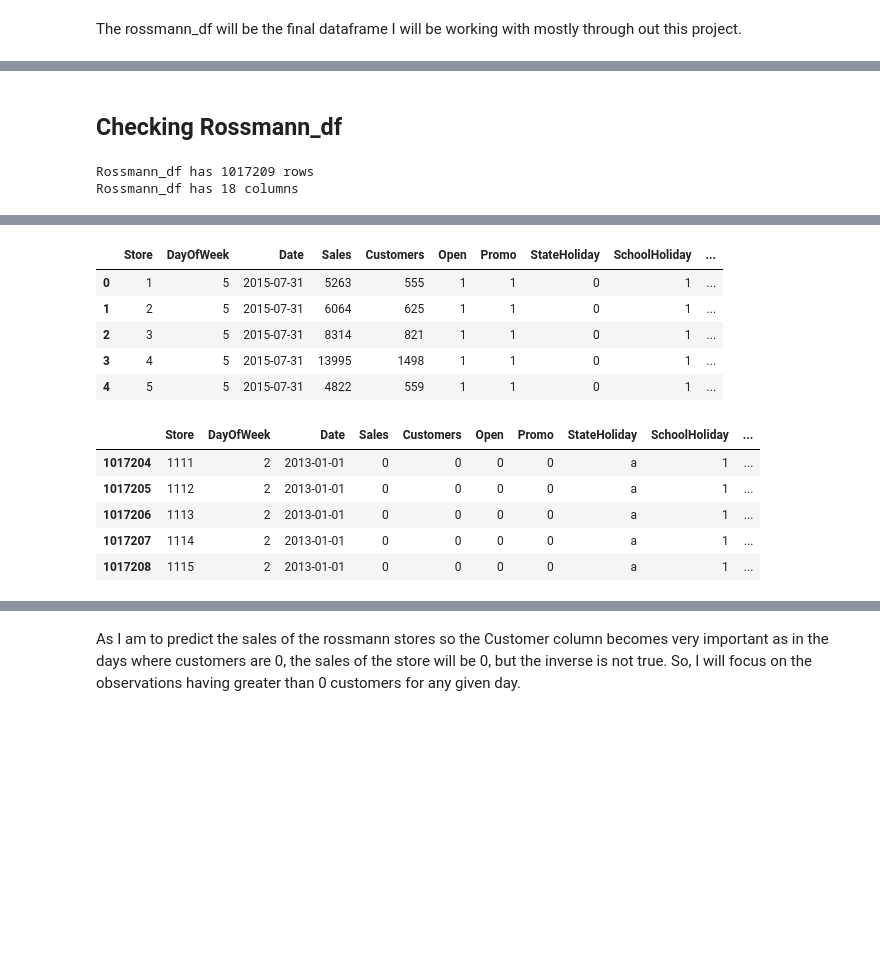
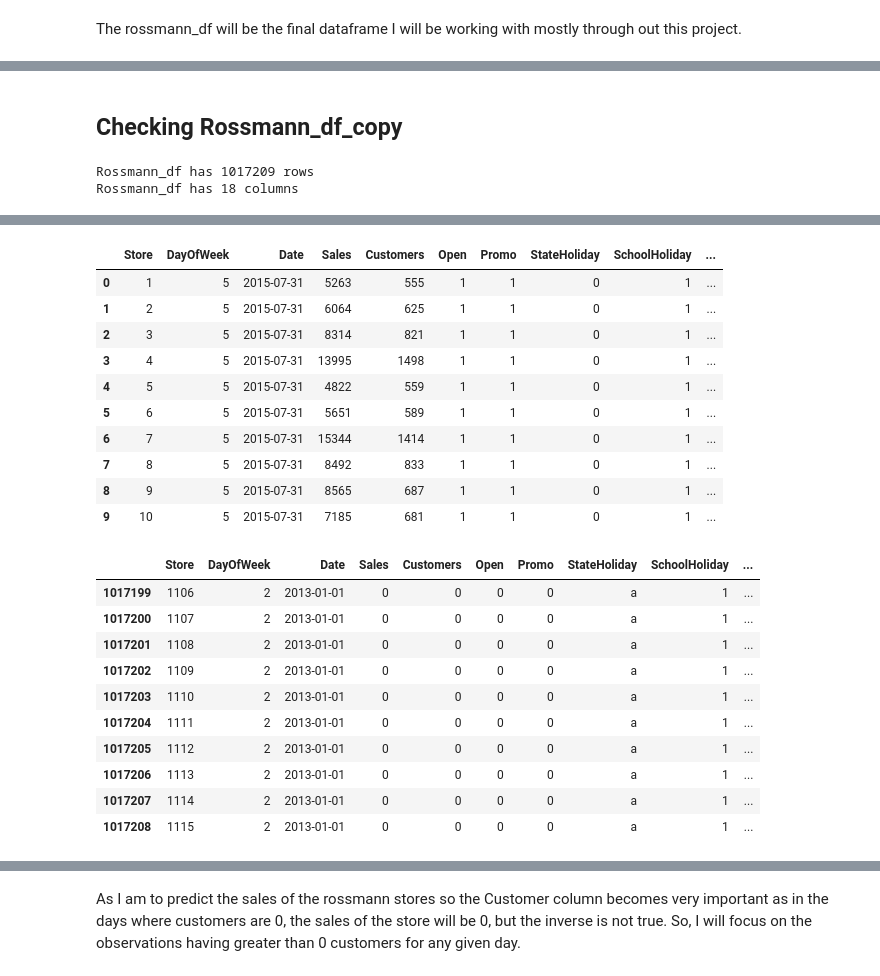
Before and after one commit to Adityasingh675/Supervised-ML-Regression, a Jupyter notebook: Rossmann_Sales_Prediction_Capstone_Project.ipynb, the cells around one changed output, grey strips where cells are left out. Cells and saved outputs as stored; diff of their text form; code cells hidden in the pictures; blank space fills up the shorter version.

```diff
--- a/Rossmann_Sales_Prediction_Capstone_Project.ipynb
+++ b/Rossmann_Sales_Prediction_Capstone_Project.ipynb
@@ -255,3 +281,3 @@ rossmann_df_copy = rossmann_df.copy()
 # %% [markdown]
-## Checking Rossmann_df
+## Checking Rossmann_df_copy
 # %%
@@ -282,20 +309,30 @@ Data columns (total 18 columns):
 dtypes: float64(5), int64(8), object(5)
 memory usage: 147.5+ MB
 # %%
-# Check head of the dataframe
-rossmann_df_copy.head(5)
+# Check head of the dataframe.
+rossmann_df_copy.head(10)
 # %% [output]
 |  | Store | DayOfWeek | Date | Sales | Customers | Open | Promo | StateHoliday | SchoolHoliday | ... |
 | 0 | 1 | 5 | 2015-07-31 | 5263 | 555 | 1 | 1 | 0 | 1 | ... |
 | 1 | 2 | 5 | 2015-07-31 | 6064 | 625 | 1 | 1 | 0 | 1 | ... |
 | 2 | 3 | 5 | 2015-07-31 | 8314 | 821 | 1 | 1 | 0 | 1 | ... |
 | 3 | 4 | 5 | 2015-07-31 | 13995 | 1498 | 1 | 1 | 0 | 1 | ... |
 | 4 | 5 | 5 | 2015-07-31 | 4822 | 559 | 1 | 1 | 0 | 1 | ... |
+| 5 | 6 | 5 | 2015-07-31 | 5651 | 589 | 1 | 1 | 0 | 1 | ... |
+| 6 | 7 | 5 | 2015-07-31 | 15344 | 1414 | 1 | 1 | 0 | 1 | ... |
+| 7 | 8 | 5 | 2015-07-31 | 8492 | 833 | 1 | 1 | 0 | 1 | ... |
+| 8 | 9 | 5 | 2015-07-31 | 8565 | 687 | 1 | 1 | 0 | 1 | ... |
+| 9 | 10 | 5 | 2015-07-31 | 7185 | 681 | 1 | 1 | 0 | 1 | ... |
 # %%
-# Check tail of the dataframe
-rossmann_df_copy.tail(5)
+# Check tail of the dataframe.
+rossmann_df_copy.tail(10)
 # %% [output]
 |  | Store | DayOfWeek | Date | Sales | Customers | Open | Promo | StateHoliday | SchoolHoliday | ... |
+| 1017199 | 1106 | 2 | 2013-01-01 | 0 | 0 | 0 | 0 | a | 1 | ... |
+| 1017200 | 1107 | 2 | 2013-01-01 | 0 | 0 | 0 | 0 | a | 1 | ... |
+| 1017201 | 1108 | 2 | 2013-01-01 | 0 | 0 | 0 | 0 | a | 1 | ... |
+| 1017202 | 1109 | 2 | 2013-01-01 | 0 | 0 | 0 | 0 | a | 1 | ... |
+| 1017203 | 1110 | 2 | 2013-01-01 | 0 | 0 | 0 | 0 | a | 1 | ... |
 | 1017204 | 1111 | 2 | 2013-01-01 | 0 | 0 | 0 | 0 | a | 1 | ... |
 | 1017205 | 1112 | 2 | 2013-01-01 | 0 | 0 | 0 | 0 | a | 1 | ... |
 | 1017206 | 1113 | 2 | 2013-01-01 | 0 | 0 | 0 | 0 | a | 1 | ... |
```
Also changed, not shown: parts of 91 cells of this notebook.
